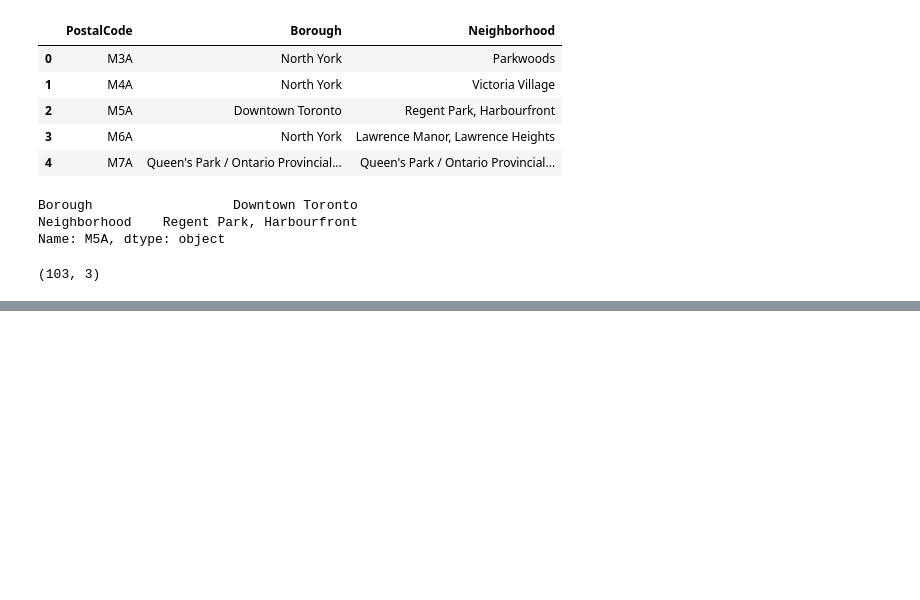
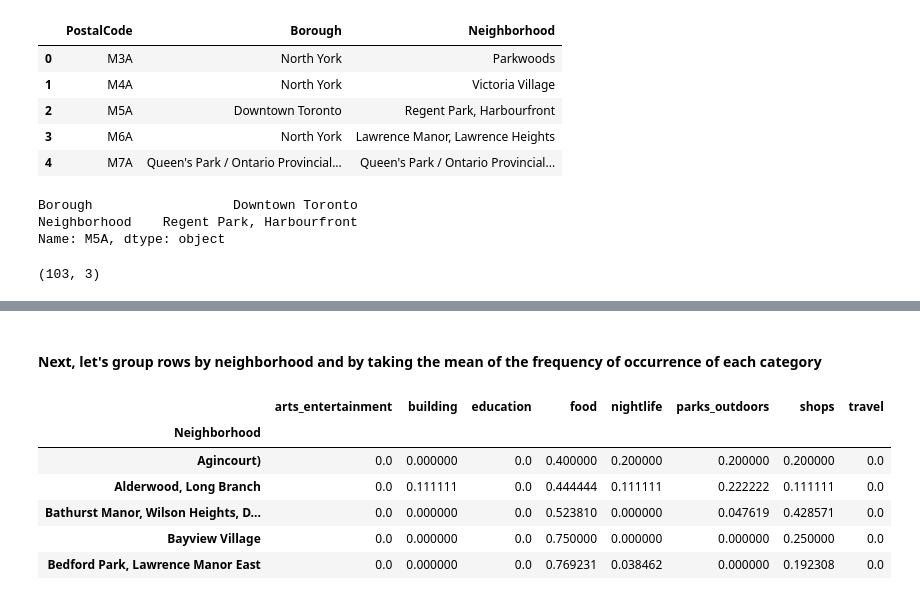
Before and after one commit to YonatanDS-git/Coursera_Capstone, a Jupyter notebook: Canadian Postal Codes.ipynb, the cells around one changed output, grey strips where cells are left out. Saved outputs shown, nothing was run; the diff lists cells and outputs as text; code cells hidden in the pictures; blank space fills up the shorter version.

```diff
--- a/Canadian Postal Codes.ipynb
+++ b/Canadian Postal Codes.ipynb
@@ -75,0 +224,13 @@ df.shape
+# %% [markdown]
+#### Next, let's group rows by neighborhood and by taking the mean of the frequency of occurrence of each category
+# %%
+toronto_grouped = toronto_onehot.groupby('Neighborhood').mean()
+toronto_grouped.head()
+# %% [output]
+|  | arts_entertainment | building | education | food | nightlife | parks_outdoors | shops | travel |
+| Neighborhood |  |  |  |  |  |  |  |  |
+| Agincourt) | 0.0 | 0.000000 | 0.0 | 0.400000 | 0.200000 | 0.200000 | 0.200000 | 0.0 |
+| Alderwood, Long Branch | 0.0 | 0.111111 | 0.0 | 0.444444 | 0.111111 | 0.222222 | 0.111111 | 0.0 |
+| Bathurst Manor, Wilson Heights, D... | 0.0 | 0.000000 | 0.0 | 0.523810 | 0.000000 | 0.047619 | 0.428571 | 0.0 |
+| Bayview Village | 0.0 | 0.000000 | 0.0 | 0.750000 | 0.000000 | 0.000000 | 0.250000 | 0.0 |
+| Bedford Park, Lawrence Manor East | 0.0 | 0.000000 | 0.0 | 0.769231 | 0.038462 | 0.000000 | 0.192308 | 0.0 |
```
Also changed, not shown: parts of 46 cells of this notebook, 1 other file.
